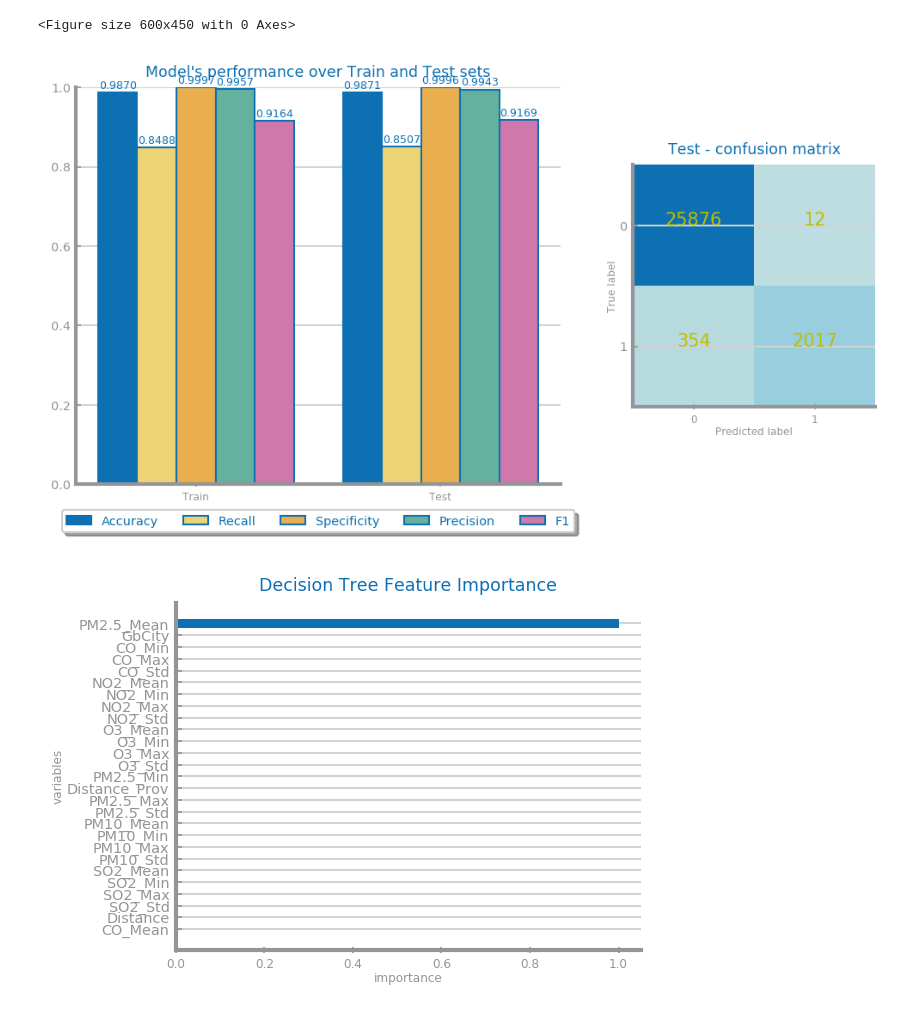
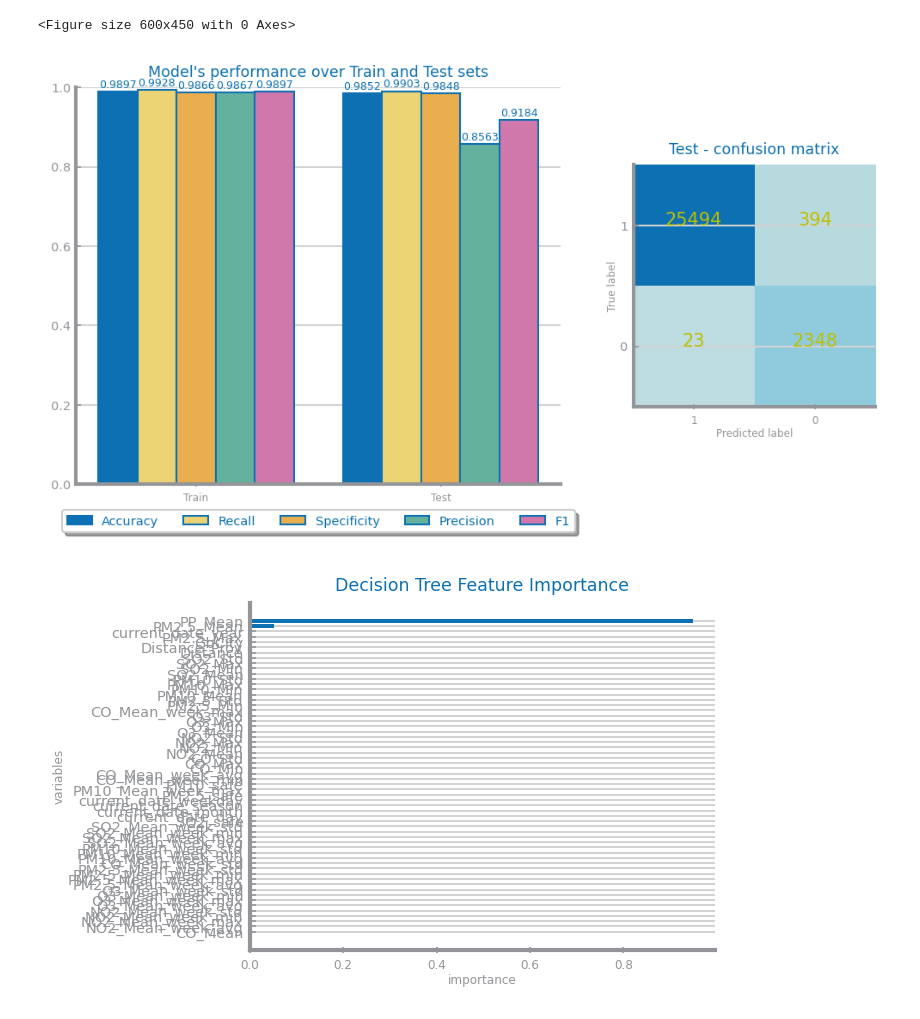
Before and after one commit to rodrigomelopinto/Onto-Dankfe, a Jupyter notebook: DANKFE/data_mining.ipynb, the cells around one changed output. Cells and saved outputs as stored; diff of their text form; code cells hidden in the pictures.

Commit message:
run the script for the aq dataset with the variables generated from the dankfe3

```diff
--- a/DANKFE/data_mining.ipynb
+++ b/DANKFE/data_mining.ipynb
@@ -24,9 +24,9 @@ import os
 %matplotlib inline
 # %%
 
-dataset = 'aq/aq_prov_base'
-suffix = ''
-file_name = '0'
+dataset = 'aq'
+suffix = 'aq_dankfe3'
+file_name = ''
 
 data_dir = f'data/{dataset}/'
 image_dir = f'images/{dataset}/{suffix}/'
@@ -36,11 +36,11 @@ if not os.path.exists(data_dir):
 if not os.path.exists(image_dir):
         os.mkdir(image_dir)
 
-train_test_avaliable = False
+train_test_avaliable = True
 
 if train_test_avaliable:
-        train = pd.read_csv(f'{data_dir}{file_name}_{suffix}_train.csv',parse_dates=['current_date'], infer_datetime_format=True)
-        test = pd.read_csv(f'{data_dir}{file_name}_{suffix}_test.csv',parse_dates=['current_date'], infer_datetime_format=True)
+        train = pd.read_csv(f'{data_dir}{file_name}{suffix}_train.csv',parse_dates=['current_date'], infer_datetime_format=True)
+        test = pd.read_csv(f'{data_dir}{file_name}{suffix}_test.csv',parse_dates=['current_date'], infer_datetime_format=True)
 else:
         train = pd.read_csv(f'{data_dir}{file_name}{suffix}.csv',parse_dates=['current_date'], infer_datetime_format=True)
 # %%
@@ -242,14 +243,14 @@ for i in range(iterations):
     start_time = timeit.default_timer()
     clf_nb.fit(trnX, trnY)
     times['NB']['fit'].append(timeit.default_timer() - start_time)
-    # print(f"zfit time: {timeit.default_timer() - start_time}")
-    # start_time = timeit.default_timer()
+    print(f"zfit time: {timeit.default_timer() - start_time}")
+    start_time = timeit.default_timer()
     prd_trn = clf_nb.predict(trnX)
     # print(f"train_predict time: {timeit.default_timer() - start_time}")
     start_time = timeit.default_timer()
     prd_tst = clf_nb.predict(tstX)
     times['NB']['pred'].append(timeit.default_timer() - start_time)
-    # print(f"zpredict: {timeit.default_timer() - start_time}")
+    print(f"zpredict: {timeit.default_timer() - start_time}")
     nb_train_predictions.append(prd_trn)
     nb_test_predictions.append(prd_tst)
     conf_matrix_trn = ds.confusion_matrix(trnY, prd_trn)
@@ -306,14 +316,14 @@ for i in range(iterations):
     start_time = timeit.default_timer()
     clf_knn.fit(trnX, trnY)
     times['KNN']['fit'].append(timeit.default_timer() - start_time)
-    # print(f"zfit time: {timeit.default_timer() - start_time}")
-    # start_time = timeit.default_timer()
+    print(f"zfit time: {timeit.default_timer() - start_time}")
+    start_time = timeit.default_timer()
     prd_trn = clf_knn.predict(trnX)
-    # print(f"train_predict time: {timeit.default_timer() - start_time}")
+    print(f"train_predict time: {timeit.default_timer() - start_time}")
     start_time = timeit.default_timer()
     prd_tst = clf_knn.predict(tstX)
     times['KNN']['pred'].append(timeit.default_timer() - start_time)
-    # print(f"zpredict: {timeit.default_timer() - start_time}")
+    print(f"zpredict: {timeit.default_timer() - start_time}")
     knn_train_predictions.append(prd_trn)
     knn_test_predictions.append(prd_tst)
     conf_matrix_trn = ds.confusion_matrix(trnY, prd_trn)
@@ -363,14 +389,14 @@ for i in range(iterations):
     start_time = timeit.default_timer()
     clf_dt.fit(trnX, trnY)
     times['DT']['fit'].append(timeit.default_timer() - start_time)
-    # print(f"zfit time: {timeit.default_timer() - start_time}")
-    # start_time = timeit.default_timer()
+    print(f"zfit time: {timeit.default_timer() - start_time}")
+    start_time = timeit.default_timer()
     prd_trn = clf_dt.predict(trnX)
-    # print(f"train_predict time: {timeit.default_timer() - start_time}")
+    print(f"train_predict time: {timeit.default_timer() - start_time}")
     start_time = timeit.default_timer()
     prd_tst = clf_dt.predict(tstX)
     times['DT']['pred'].append(timeit.default_timer() - start_time)
-    # print(f"zpredict: {timeit.default_timer() - start_time}")
+    print(f"zpredict: {timeit.default_timer() - start_time}")
     dt_train_predictions.append(prd_trn)
     dt_test_predictions.append(prd_tst)
     conf_matrix_trn = ds.confusion_matrix(trnY, prd_trn)
@@ -414,6 +456,6 @@ plt.savefig(f'{image_dir}dt_mean_feature_importance.png', dpi=300, bbox_inches =
 <Figure size 600x450 with 0 Axes>
-[figure, old version]
+[figure, new version]
-[figure, old version]
+[figure, new version]
 # %%
 #  RANDOM FOREST
 
```
Also changed, not shown: parts of 8 cells of this notebook, 9 other files.
